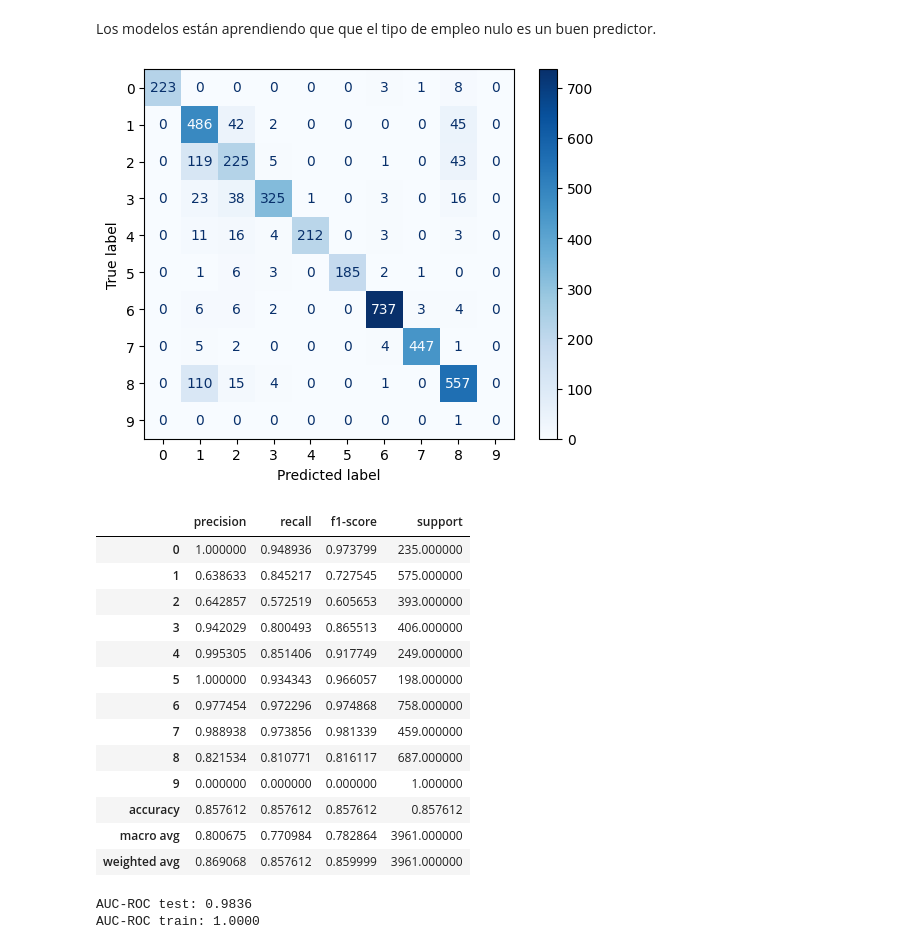
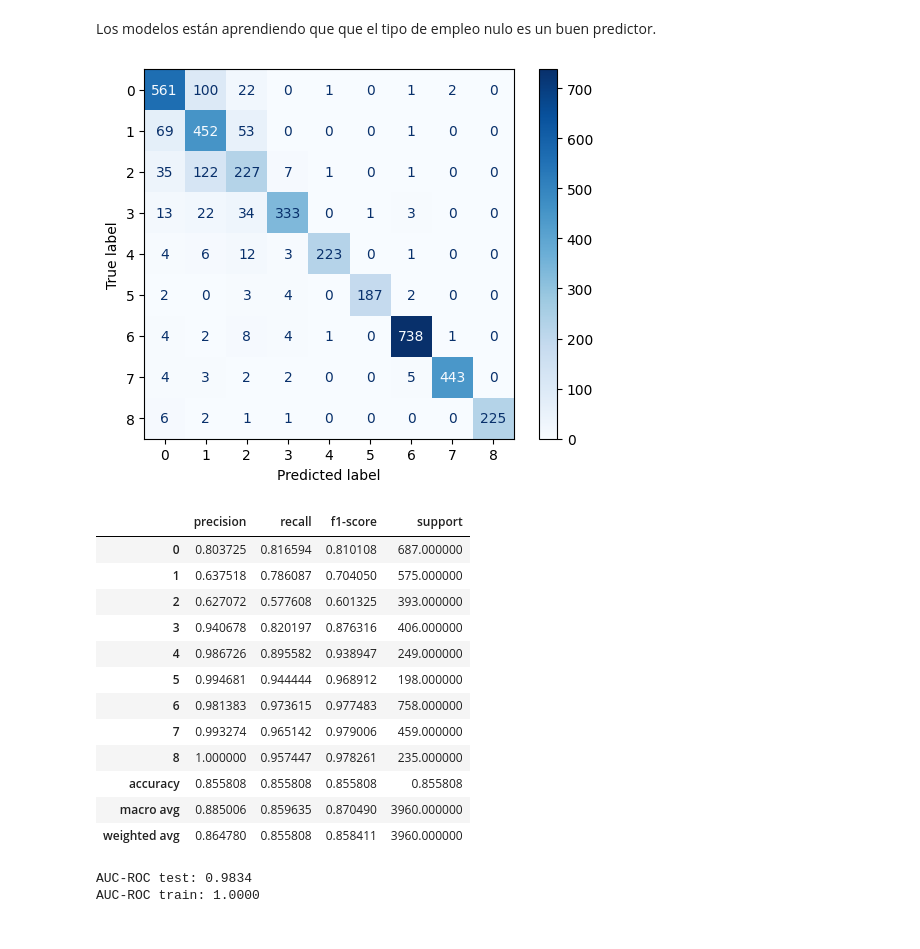
Before and after one commit to Ivan-0612/TFM_job_description_prediction, a Jupyter notebook: notebooks/06_salary_model.ipynb, the cells around one changed output. Drawn from its saved outputs; the diff is of its cells as text; code cells hidden in the pictures.

Commit message:
modelo salario

```diff
--- a/notebooks/06_salary_model.ipynb
+++ b/notebooks/06_salary_model.ipynb
@@ -284,7 +298,7 @@ import joblib
 
 modelos = [xgb_model,lgb_model,rfc_model]
 score_df = pd.DataFrame()
-models_dir = Path('../models')
+models_dir = Path('../models/salary')
 models_dir.mkdir(parents=True, exist_ok=True)
 
 for i, features in enumerate(sets_posibles):
@@ -305,7 +319,7 @@ for i, features in enumerate(sets_posibles):
             accuracy_test = accuracy_score(y_test, y_pred_test)
             accuracy_train = accuracy_score(y_train, y_pred_train)
 
-            auc_roc = roc_auc_score(y_test, y_pred_proba, multi_class='ovr', average='weighted')
+            auc_roc = roc_auc_score(y_test, y_pred_proba, multi_class='ovr', average='weighted', labels=modelo.classes_)
 
             new_scores = pd.DataFrame({
                 "Modelo": [model_name],
@@ -372,8 +399,8 @@ def resultados(model, X_train_model, X_test_model):
     y_pred_proba = model.predict_proba(X_test_model)
     y_pred_test = model.predict(X_test_model)
 
-    auc_roc_test = roc_auc_score(y_test, y_pred_proba, multi_class='ovr', average='weighted')
-    auc_roc_train = roc_auc_score(y_train, model.predict_proba(X_train_model), multi_class='ovr', average='weighted')
+    auc_roc_test = roc_auc_score(y_test, y_pred_proba, multi_class='ovr', average='weighted', labels=model.classes_)
+    auc_roc_train = roc_auc_score(y_train, model.predict_proba(X_train_model), multi_class='ovr', average='weighted',labels=model.classes_ )
 
     ConfusionMatrixDisplay.from_predictions(
     y_test,
@@ -392,6 +419,6 @@ def resultados(model, X_train_model, X_test_model):
     shap_values = explainer(X_test_model)
     shap.summary_plot(shap_values.values, X_test_model, plot_type="bar")
 # %%
-Xgb_set1 = joblib.load('../models/set_1_XGBClassifier.joblib')
+Xgb_set1 = joblib.load('../models/salary/set_1_XGBClassifier.joblib')
 resultados(Xgb_set1, X_train[sets_posibles[0]], X_test[sets_posibles[0]])
 # %% [output]
@@ -416,4 +442,4 @@ AUC-ROC train: 1.0000
 # %%
-lgm_set1 = joblib.load('../models/set_1_LGBMClassifier.joblib')
-resultados(lgm_set1, X_train[sets_posibles[0]], X_test[sets_posibles[0]])
+rfc_set1 = joblib.load('../models/salary/set_1_RandomForestClassifier.joblib')
+resultados(rfc_set1, X_train[sets_posibles[0]], X_test[sets_posibles[0]])
 # %% [output]
@@ -438,23 +463,22 @@ AUC-ROC train: 1.0000
 # %% [markdown]
 Los modelos están aprendiendo que que el tipo de empleo nulo es un buen predictor.
 # %%
-xgb_set3 = joblib.load('../models/set_3_XGBClassifier.joblib')
-resultados(xgb_set3, X_train[sets_posibles[2]], X_test[sets_posibles[2]])
+lgb_set2 = joblib.load('../models/salary/set_2_LGBMClassifier.joblib')
+resultados(lgb_set2, X_train[sets_posibles[1]], X_test[sets_posibles[1]])
 # %% [output]
-[figure, old version]
+[figure, new version]
 |  | precision | recall | f1-score | support |
-| 0 | 1.000000 | 0.948936 | 0.973799 | 235.000000 |
-| 1 | 0.638633 | 0.845217 | 0.727545 | 575.000000 |
-| 2 | 0.642857 | 0.572519 | 0.605653 | 393.000000 |
-| 3 | 0.942029 | 0.800493 | 0.865513 | 406.000000 |
-| 4 | 0.995305 | 0.851406 | 0.917749 | 249.000000 |
-| 5 | 1.000000 | 0.934343 | 0.966057 | 198.000000 |
-| 6 | 0.977454 | 0.972296 | 0.974868 | 758.000000 |
-| 7 | 0.988938 | 0.973856 | 0.981339 | 459.000000 |
-| 8 | 0.821534 | 0.810771 | 0.816117 | 687.000000 |
-| 9 | 0.000000 | 0.000000 | 0.000000 | 1.000000 |
-| accuracy | 0.857612 | 0.857612 | 0.857612 | 0.857612 |
-| macro avg | 0.800675 | 0.770984 | 0.782864 | 3961.000000 |
-| weighted avg | 0.869068 | 0.857612 | 0.859999 | 3961.000000 |
+| 0 | 0.803725 | 0.816594 | 0.810108 | 687.000000 |
+| 1 | 0.637518 | 0.786087 | 0.704050 | 575.000000 |
+| 2 | 0.627072 | 0.577608 | 0.601325 | 393.000000 |
+| 3 | 0.940678 | 0.820197 | 0.876316 | 406.000000 |
+| 4 | 0.986726 | 0.895582 | 0.938947 | 249.000000 |
+| 5 | 0.994681 | 0.944444 | 0.968912 | 198.000000 |
+| 6 | 0.981383 | 0.973615 | 0.977483 | 758.000000 |
+| 7 | 0.993274 | 0.965142 | 0.979006 | 459.000000 |
+| 8 | 1.000000 | 0.957447 | 0.978261 | 235.000000 |
+| accuracy | 0.855808 | 0.855808 | 0.855808 | 0.855808 |
+| macro avg | 0.885006 | 0.859635 | 0.870490 | 3960.000000 |
+| weighted avg | 0.864780 | 0.855808 | 0.858411 | 3960.000000 |
-AUC-ROC test: 0.9836
+AUC-ROC test: 0.9834
 AUC-ROC train: 1.0000
```
Also changed, not shown: parts of 20 cells of this notebook, 16 other files.
